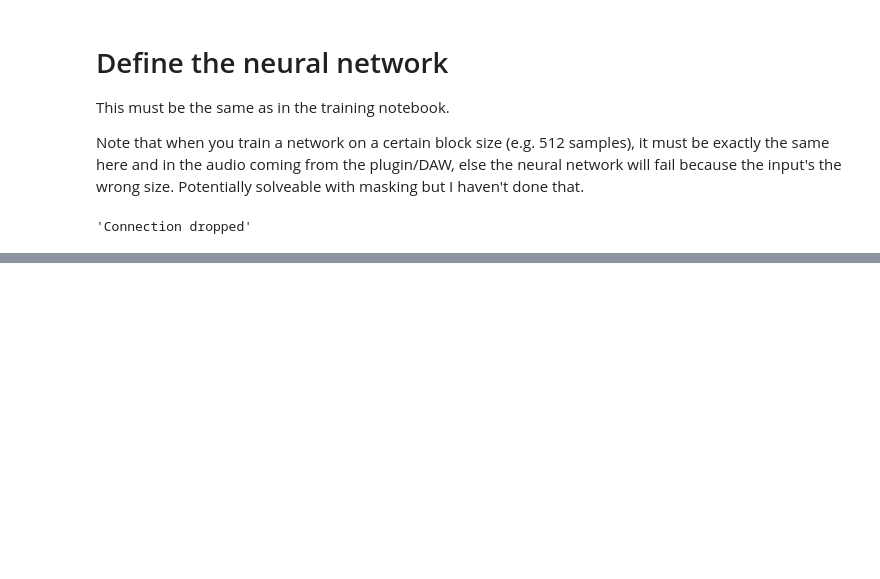
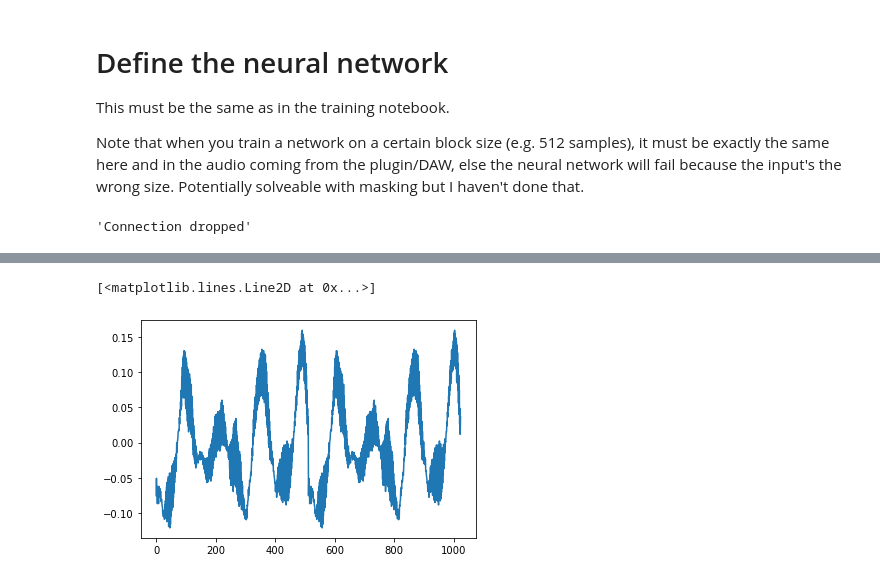
Before and after one commit to tomgrek/pyphonic, a Jupyter notebook: examples/Player.ipynb, the cells around one changed output, grey strips where cells are left out. Saved outputs shown, nothing was run; the diff lists cells and outputs as text; code cells hidden in the pictures; blank space fills up the shorter version.

```diff
--- a/examples/Player.ipynb
+++ b/examples/Player.ipynb
@@ -131,0 +221,5 @@ p.go() # At this point, sound is coming out :)
+# %%
+plt.plot(p.callback.two.view(-1).cpu().numpy())
+# %% [output]
+[<matplotlib.lines.Line2D at 0x...>]
+[figure, added]
```
Also changed, not shown: parts of 5 cells of this notebook, 1 other file.
